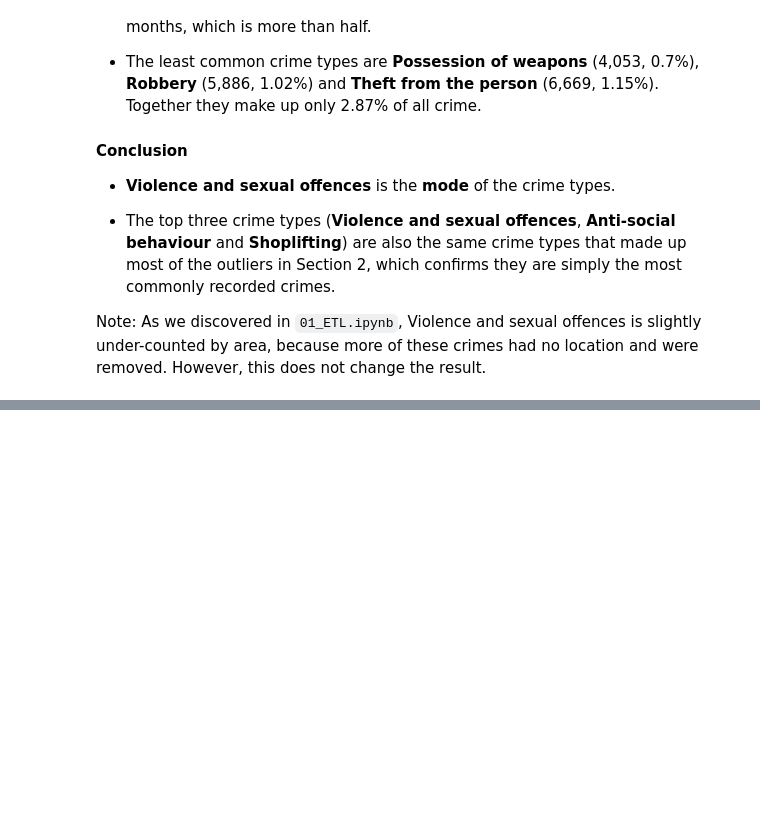
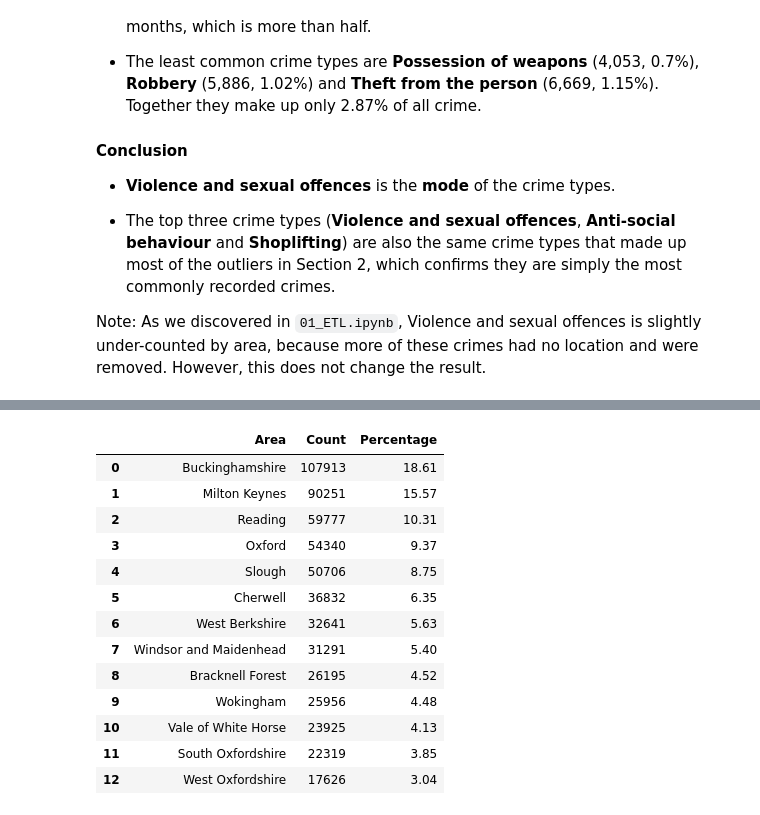
Before and after one commit to danb160/thames-valley-crime-insights, a Jupyter notebook: jupyter_notebooks/02_EDA.ipynb, the cells around one changed output, grey strips where cells are left out. Saved outputs shown, nothing was run; the diff lists cells and outputs as text; code cells hidden in the pictures; blank space fills up the shorter version.

```diff
--- a/jupyter_notebooks/02_EDA.ipynb
+++ b/jupyter_notebooks/02_EDA.ipynb
@@ -544,0 +556,21 @@ Note: As we discovered in `01_ETL.ipynb`, Violence and sexual offences is slight
+# %%
+# Total crimes for each area, with percentages
+areas = summary.groupby("Area")["Count"].sum().sort_values(ascending=False).reset_index()
+areas["Percentage"] = (areas["Count"] / areas["Count"].sum() * 100).round(2)
+
+areas
+# %% [output]
+|  | Area | Count | Percentage |
+| 0 | Buckinghamshire | 107913 | 18.61 |
+| 1 | Milton Keynes | 90251 | 15.57 |
+| 2 | Reading | 59777 | 10.31 |
+| 3 | Oxford | 54340 | 9.37 |
+| 4 | Slough | 50706 | 8.75 |
+| 5 | Cherwell | 36832 | 6.35 |
+| 6 | West Berkshire | 32641 | 5.63 |
+| 7 | Windsor and Maidenhead | 31291 | 5.40 |
+| 8 | Bracknell Forest | 26195 | 4.52 |
+| 9 | Wokingham | 25956 | 4.48 |
+| 10 | Vale of White Horse | 23925 | 4.13 |
+| 11 | South Oxfordshire | 22319 | 3.85 |
+| 12 | West Oxfordshire | 17626 | 3.04 |
```
Also changed, not shown: parts of 11 cells of this notebook.
